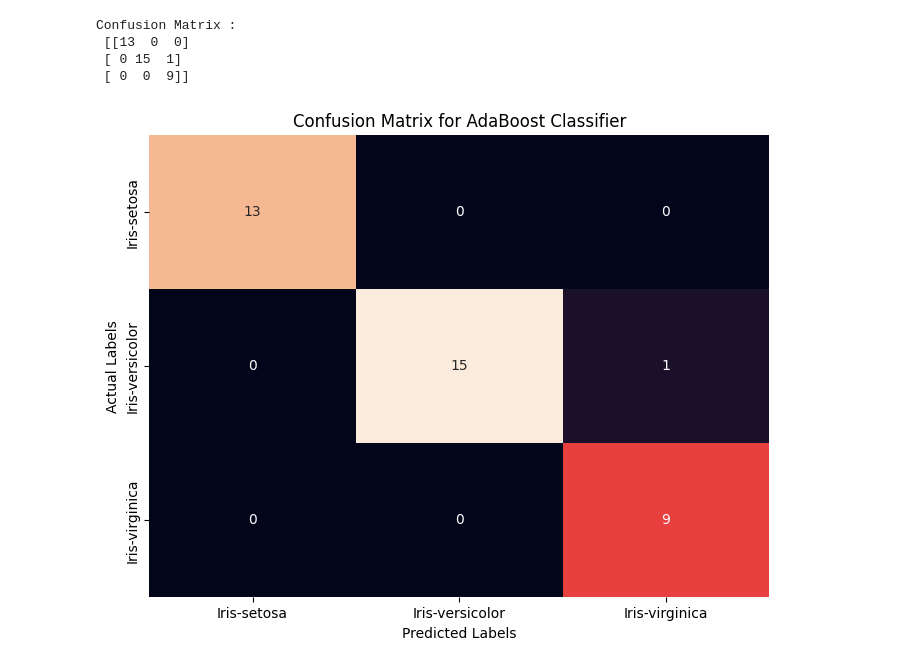
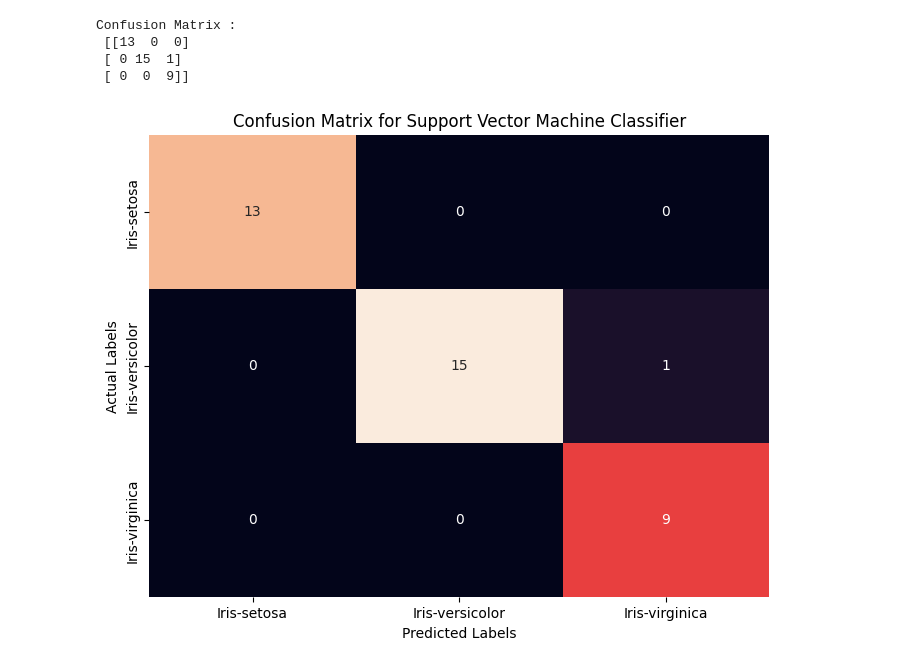
Before and after one commit to Mohammed-Khubaib/ML, a Jupyter notebook: SVM/SVM.ipynb, the cells around one changed output. Cells and saved outputs as stored; diff of their text form; code cells hidden in the pictures.

```diff
--- a/SVM/SVM.ipynb
+++ b/SVM/SVM.ipynb
@@ -41,10 +41,10 @@ Confusion Matrix :
 # %%
 # Create a heatmap of the confusion matrix
 plt.figure(figsize=(8, 6))
 sns.heatmap(cm, annot=True, fmt="d",cbar=False,xticklabels=['Iris-setosa', 'Iris-versicolor', 'Iris-virginica'],yticklabels=['Iris-setosa', 'Iris-versicolor', 'Iris-virginica'])
-plt.title("Confusion Matrix for AdaBoost Classifier")
+plt.title("Confusion Matrix for Support Vector Machine Classifier")
 plt.xlabel("Predicted Labels")
 plt.ylabel("Actual Labels")
 plt.show()
 # %% [output]
-[figure, old version]
+[figure, new version]
```
Also changed, not shown: 5 other files.
